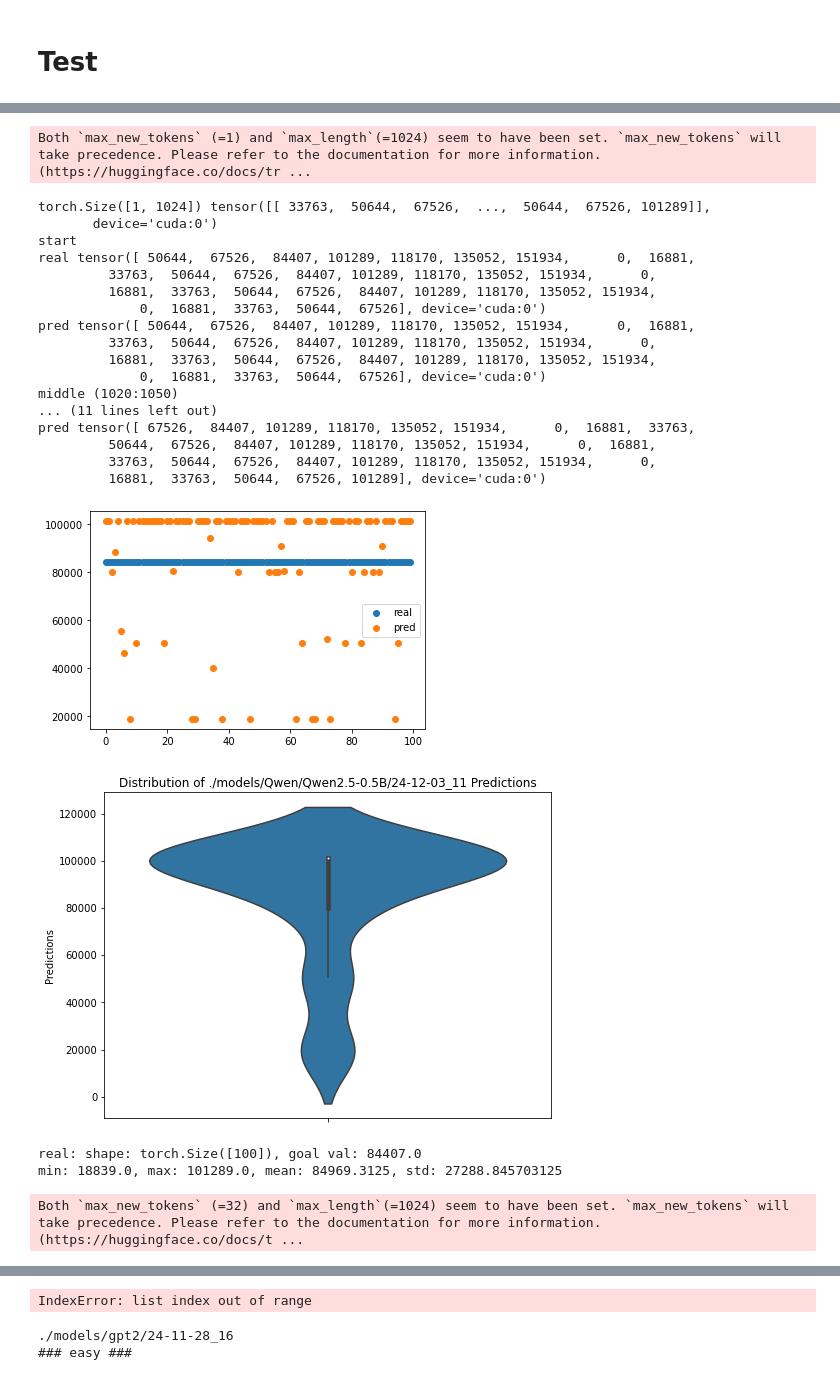
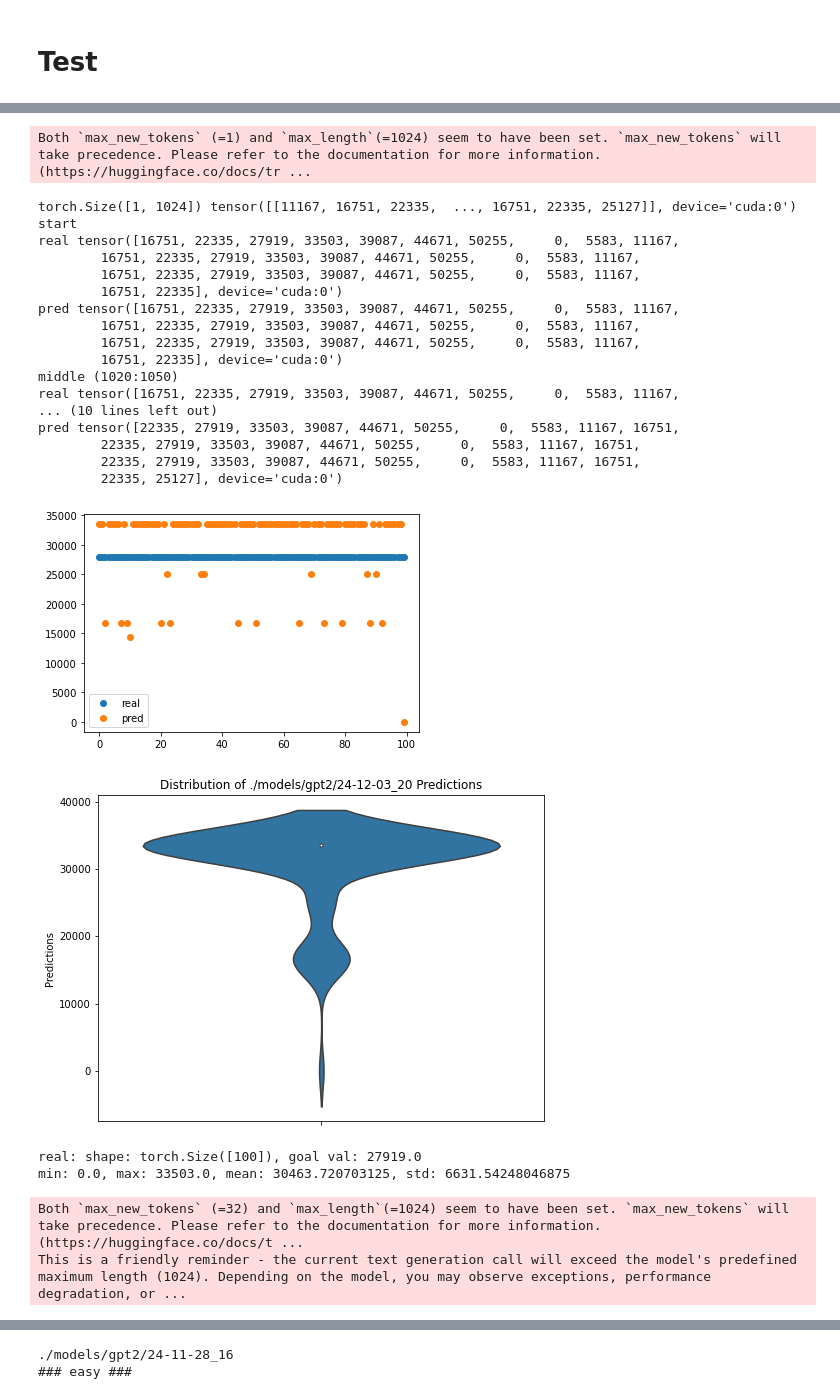
Before and after one commit to JoeyShapiro/TimeSeriesGPT, a Jupyter notebook: model.ipynb, the cells around one changed output, grey strips where cells are left out. Drawn from its saved outputs; the diff is of its cells as text; code cells hidden in the pictures.

Commit message:
better model gpt

```diff
--- a/model.ipynb
+++ b/model.ipynb
@@ -705,6 +708,7 @@ def test_model(model_path, input_files, temperature=0.7):
     plt.show()
 # %%
 model_path = 'Qwen/Qwen2.5-0.5B'
+model_path = 'gpt2'
 # get latest folder in models
 files = sorted([ f"./models/{model_path}/{f}" for f in os.listdir(f"./models/{model_path}") ])
 latest = max(files, key=os.path.getmtime)
@@ -743,24 +747,25 @@ Created 1025 training examples
 Both `max_new_tokens` (=1) and `max_length`(=1024) seem to have been set. `max_new_tokens` will take precedence. Please refer to the documentation for more information. (https://huggingface.co/docs/tr ...
-torch.Size([1, 1024]) tensor([[ 33763,  50644,  67526,  ...,  50644,  67526, 101289]],
-       device='cuda:0')
+torch.Size([1, 1024]) tensor([[11167, 16751, 22335,  ..., 16751, 22335, 25127]], device='cuda:0')
 start
-real tensor([ 50644,  67526,  84407, 101289, 118170, 135052, 151934,      0,  16881,
-         33763,  50644,  67526,  84407, 101289, 118170, 135052, 151934,      0,
-         16881,  33763,  50644,  67526,  84407, 101289, 118170, 135052, 151934,
-             0,  16881,  33763,  50644,  67526], device='cuda:0')
-pred tensor([ 50644,  67526,  84407, 101289, 118170, 135052, 151934,      0,  16881,
-         33763,  50644,  67526,  84407, 101289, 118170, 135052, 151934,      0,
-         16881,  33763,  50644,  67526,  84407, 101289, 118170, 135052, 151934,
-             0,  16881,  33763,  50644,  67526], device='cuda:0')
+real tensor([16751, 22335, 27919, 33503, 39087, 44671, 50255,     0,  5583, 11167,
+        16751, 22335, 27919, 33503, 39087, 44671, 50255,     0,  5583, 11167,
+        16751, 22335, 27919, 33503, 39087, 44671, 50255,     0,  5583, 11167,
+        16751, 22335], device='cuda:0')
+pred tensor([16751, 22335, 27919, 33503, 39087, 44671, 50255,     0,  5583, 11167,
+        16751, 22335, 27919, 33503, 39087, 44671, 50255,     0,  5583, 11167,
+        16751, 22335, 27919, 33503, 39087, 44671, 50255,     0,  5583, 11167,
+        16751, 22335], device='cuda:0')
 middle (1020:1050)
-... (11 lines left out)
-pred tensor([ 67526,  84407, 101289, 118170, 135052, 151934,      0,  16881,  33763,
-         50644,  67526,  84407, 101289, 118170, 135052, 151934,      0,  16881,
-         33763,  50644,  67526,  84407, 101289, 118170, 135052, 151934,      0,
-         16881,  33763,  50644,  67526, 101289], device='cuda:0')
+real tensor([16751, 22335, 27919, 33503, 39087, 44671, 50255,     0,  5583, 11167,
+... (10 lines left out)
+pred tensor([22335, 27919, 33503, 39087, 44671, 50255,     0,  5583, 11167, 16751,
+        22335, 27919, 33503, 39087, 44671, 50255,     0,  5583, 11167, 16751,
+        22335, 27919, 33503, 39087, 44671, 50255,     0,  5583, 11167, 16751,
+        22335, 25127], device='cuda:0')
-[figure, old version]
+[figure, new version]
-[figure, old version]
+[figure, new version]
-real: shape: torch.Size([100]), goal val: 84407.0
-min: 18839.0, max: 101289.0, mean: 84969.3125, std: 27288.845703125
+real: shape: torch.Size([100]), goal val: 27919.0
+min: 0.0, max: 33503.0, mean: 30463.720703125, std: 6631.54248046875
 Both `max_new_tokens` (=32) and `max_length`(=1024) seem to have been set. `max_new_tokens` will take precedence. Please refer to the documentation for more information. (https://huggingface.co/docs/t ...
+This is a friendly reminder - the current text generation call will exceed the model's predefined maximum length (1024). Depending on the model, you may observe exceptions, performance degradation, or ...
 r2: 0.0
@@ -791,4 +786,3 @@ Created 0 training examples
-IndexError: list index out of range
 # %%
 # latest = f"./models/{model_path}/24-11-28_21"
 # latest = "./models/Qwen/Qwen2.5-0.5B/24-11-28_21"
```
Also changed, not shown: parts of 3 cells of this notebook, 1 other file.
